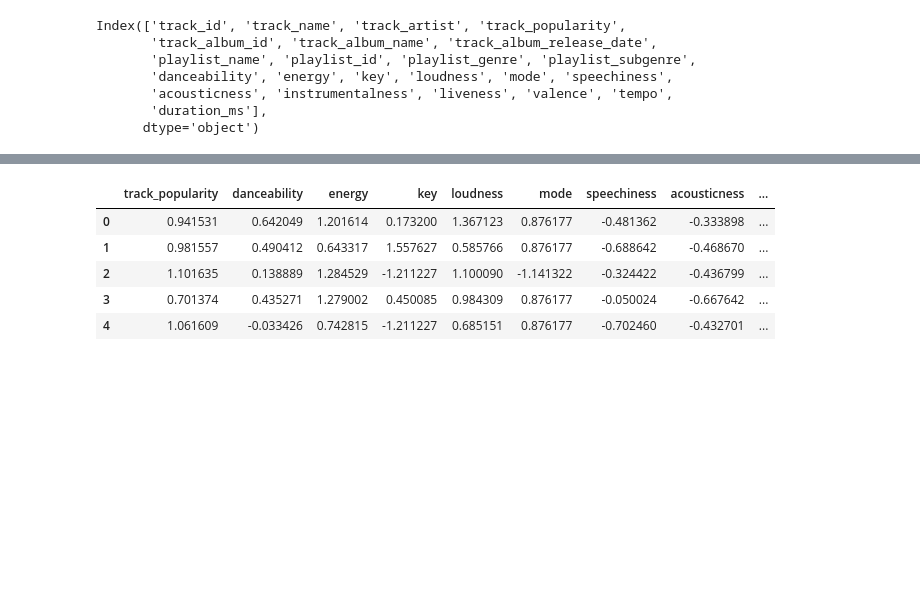
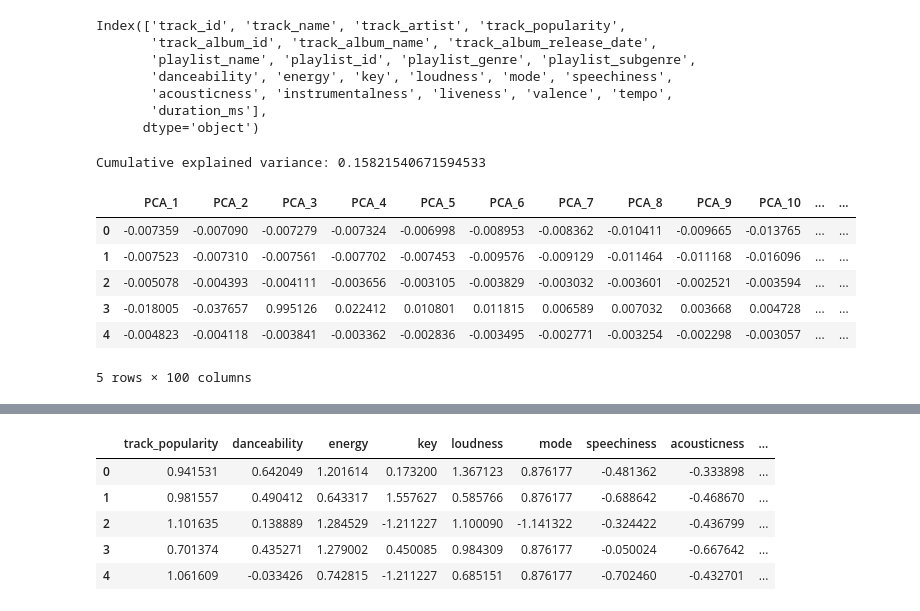
Before and after one commit to lamicebaayno/SongRecommendation-IntroToAI, a Jupyter notebook: song_recommender.ipynb, the cells around one changed output, grey strips where cells are left out. Drawn from its saved outputs; the diff is of its cells as text; code cells hidden in the pictures; blank space fills up the shorter version.

```diff
--- a/song_recommender.ipynb
+++ b/song_recommender.ipynb
@@ -48,2 +67,37 @@ numeric_features = ['track_popularity',
+# %%
+# Category Encoders, can create link between columns in dataset to reduce dimensionality of artists.
+# Not certain what column to link together.
+
+# import category_encoders as ce
+
+# category_encoder = ce.TargetEncoder(cols=['track_artist'])
+# artist_encoded = category_encoder.fit_transform(dataset['target_artist'])
+
+
+# PCA Implementation for track_artist.
+# Efficient, but struggling to capture whole dataset of artists.
+# Also much harder to explain, as reducing from 10k+ artists.
+from sklearn.decomposition import PCA
+
+encoder = OneHotEncoder(sparse_output=False)
+artist_encoded = encoder.fit_transform(dataset[['track_artist']])
+
+pca = PCA(n_components=100)
+artist_reduced = pca.fit_transform(artist_encoded)
+
+# Want high Cumulative Explained Variance. If this is low, then we do not have enough components to capture the dataset.
+print(f"Cumulative explained variance: {sum(pca.explained_variance_ratio_)}")
+
+artist_reduced_df = pd.DataFrame(artist_reduced, columns=[f'PCA_{i+1}' for i in range(artist_reduced.shape[1])])
+artist_reduced_df.head()
+# %% [output]
+Cumulative explained variance: 0.15821540671594533
+|  | PCA_1 | PCA_2 | PCA_3 | PCA_4 | PCA_5 | PCA_6 | PCA_7 | PCA_8 | PCA_9 | PCA_10 | ... | ... |
+| 0 | -0.007359 | -0.007090 | -0.007279 | -0.007324 | -0.006998 | -0.008953 | -0.008362 | -0.010411 | -0.009665 | -0.013765 | ... | ... |
+| 1 | -0.007523 | -0.007310 | -0.007561 | -0.007702 | -0.007453 | -0.009576 | -0.009129 | -0.011464 | -0.011168 | -0.016096 | ... | ... |
+| 2 | -0.005078 | -0.004393 | -0.004111 | -0.003656 | -0.003105 | -0.003829 | -0.003032 | -0.003601 | -0.002521 | -0.003594 | ... | ... |
+| 3 | -0.018005 | -0.037657 | 0.995126 | 0.022412 | 0.010801 | 0.011815 | 0.006589 | 0.007032 | 0.003668 | 0.004728 | ... | ... |
+| 4 | -0.004823 | -0.004118 | -0.003841 | -0.003362 | -0.002836 | -0.003495 | -0.002771 | -0.003254 | -0.002298 | -0.003057 | ... | ... |
+5 rows × 100 columns
 # %%
 encoder = OneHotEncoder()
```
Also changed, not shown: parts of 6 cells of this notebook.
